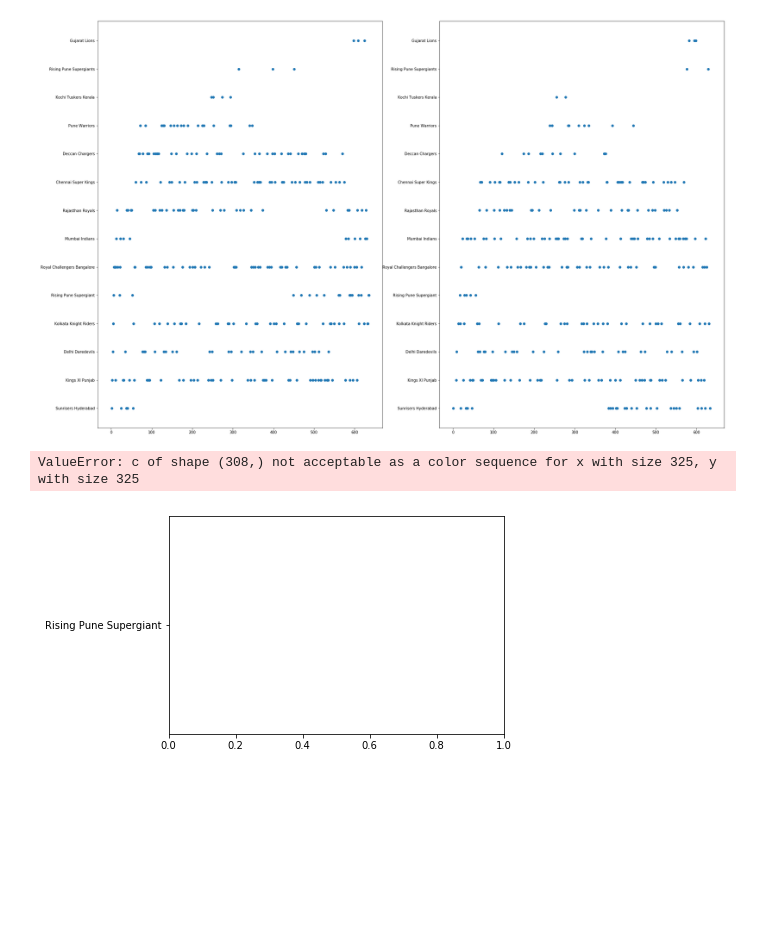
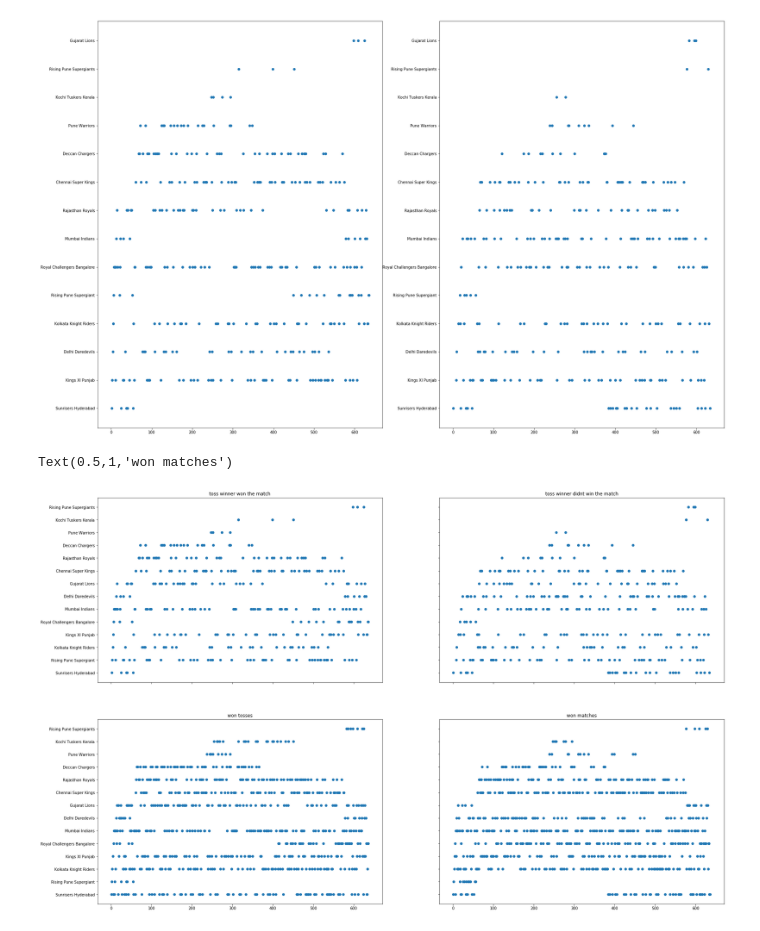
Before and after one commit to vatsal-M/IPL, a Jupyter notebook: IPL .ipynb, the cells around one changed output. Cells and saved outputs as stored; diff of their text form; code cells hidden in the pictures; blank space fills up the shorter version.

```diff
--- a/IPL .ipynb
+++ b/IPL .ipynb
@@ -196,8 +157,16 @@ plt.scatter(df2['id'],df2['winner'])
 # %% [output]
 <matplotlib.collections.PathCollection at 0x...>
 [figure]
-# %%
-plt.scatter(df['id'],df['toss_winner'],df2['id'],df2['winner'])
-# %% [output]
-ValueError: c of shape (308,) not acceptable as a color sequence for x with size 325, y with size 325
-[figure, removed]
+# %%
+fig, ((ax4,ax3),(ax2,ax1))=plt.subplots(2,2,sharex=True,sharey=True,figsize=(30,20))
+ax4.scatter(df['id'],df['toss_winner'])
+ax4.set_title('toss winner won the match')
+ax3.scatter(df2['id'],df2['winner'])
+ax3.set_title('toss winner didnt win the match')
+ax2.scatter(Matches['id'],Matches['toss_winner'])
+ax2.set_title('won tosses')
+ax1.scatter(Matches['id'],Matches['winner'])
+ax1.set_title('won matches')
+# %% [output]
+Text(0.5,1,'won matches')
+[figure, added]
```
Also changed, not shown: parts of 10 cells of this notebook.
